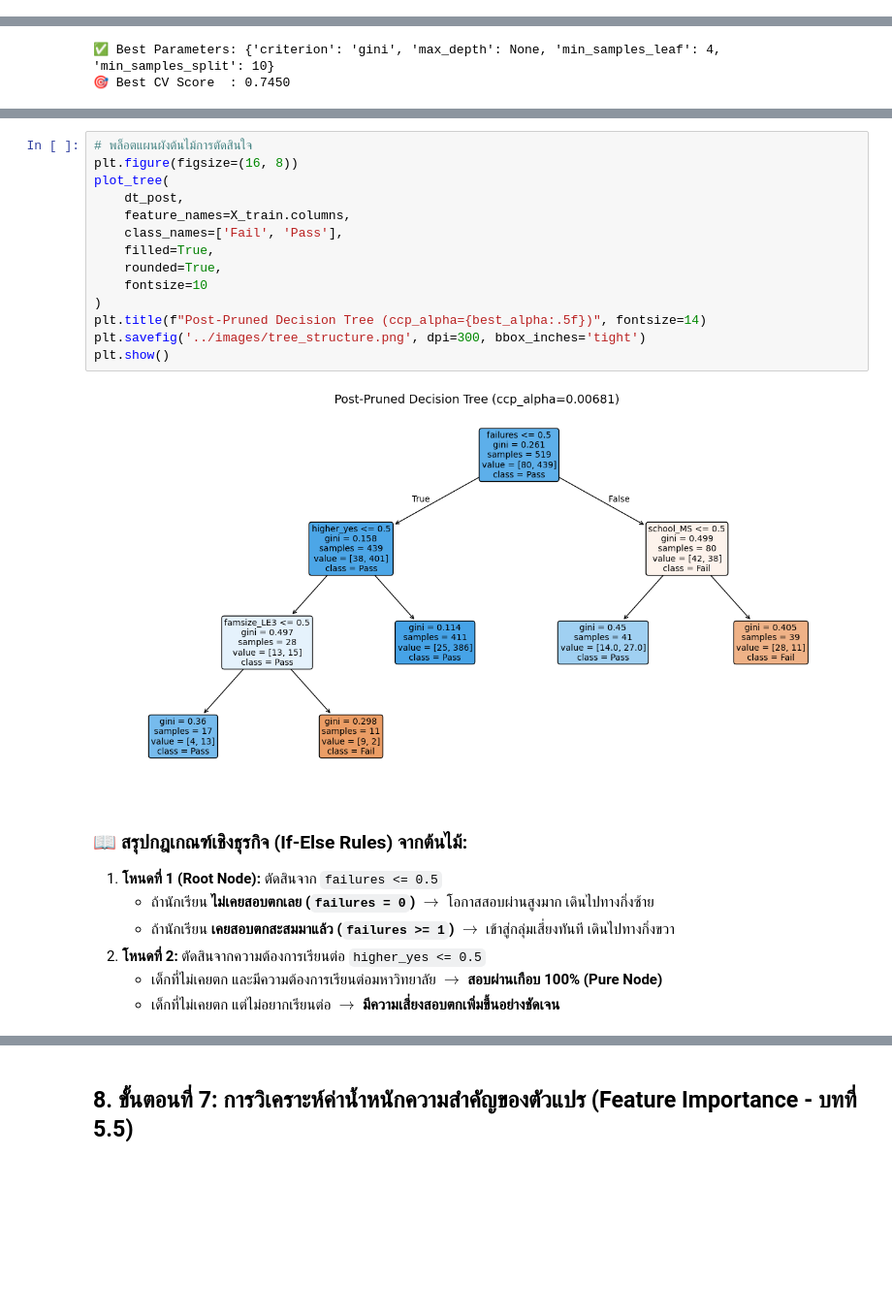
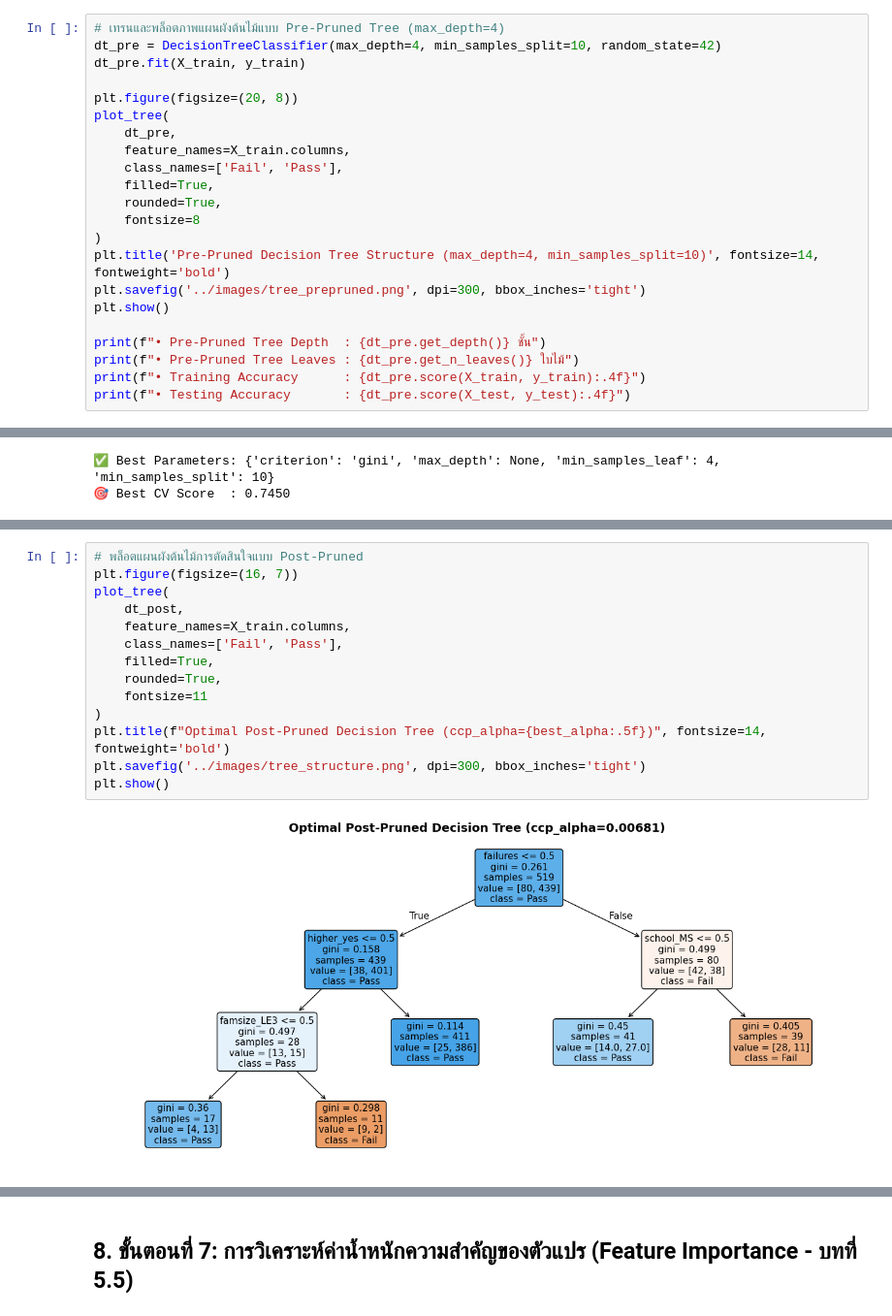
Before and after one commit to bosskitti/student-grade-prediction, a Jupyter notebook: notebooks/02_decision_tree_model.ipynb, the cells around one changed output, grey strips where cells are left out. Shown at 97% size. Drawn from its saved outputs; the diff is of its cells as text; blank space fills up the shorter version.

```diff
--- a/notebooks/02_decision_tree_model.ipynb
+++ b/notebooks/02_decision_tree_model.ipynb
@@ -114,0 +120,22 @@ print(f"🌿 ความแม่นยำสูงสุดเมื่อใ
+# %%
+# เทรนและพล็อตภาพแผนผังต้นไม้แบบ Pre-Pruned Tree (max_depth=4)
+dt_pre = DecisionTreeClassifier(max_depth=4, min_samples_split=10, random_state=42)
+dt_pre.fit(X_train, y_train)
+
+plt.figure(figsize=(20, 8))
+plot_tree(
+    dt_pre,
+    feature_names=X_train.columns,
+    class_names=['Fail', 'Pass'],
+    filled=True,
+    rounded=True,
+    fontsize=8
+)
+plt.title('Pre-Pruned Decision Tree Structure (max_depth=4, min_samples_split=10)', fontsize=14, fontweight='bold')
+plt.savefig('../images/tree_prepruned.png', dpi=300, bbox_inches='tight')
+plt.show()
+
+print(f"• Pre-Pruned Tree Depth  : {dt_pre.get_depth()} ชั้น")
+print(f"• Pre-Pruned Tree Leaves : {dt_pre.get_n_leaves()} ใบไม้")
+print(f"• Training Accuracy      : {dt_pre.score(X_train, y_train):.4f}")
+print(f"• Testing Accuracy       : {dt_pre.score(X_test, y_test):.4f}")
@@ -175,24 +226,16 @@ print(f"🎯 Best CV Score  : {grid_dt.best_score_:.4f}")
 # %%
-# พล็อตแผนผังต้นไม้การตัดสินใจ
-plt.figure(figsize=(16, 8))
+# พล็อตแผนผังต้นไม้การตัดสินใจแบบ Post-Pruned
+plt.figure(figsize=(16, 7))
 plot_tree(
     dt_post,
     feature_names=X_train.columns,
     class_names=['Fail', 'Pass'],
     filled=True,
     rounded=True,
-    fontsize=10
+    fontsize=11
 )
-plt.title(f"Post-Pruned Decision Tree (ccp_alpha={best_alpha:.5f})", fontsize=14)
+plt.title(f"Optimal Post-Pruned Decision Tree (ccp_alpha={best_alpha:.5f})", fontsize=14, fontweight='bold')
 plt.savefig('../images/tree_structure.png', dpi=300, bbox_inches='tight')
 plt.show()
 # %% [output]
-[figure, old version]
+[figure, new version]
-# %% [markdown]
-### 📖 สรุปกฎเกณฑ์เชิงธุรกิจ (If-Else Rules) จากต้นไม้:
-1. **โหนดที่ 1 (Root Node):** ตัดสินจาก `failures <= 0.5`
-   * ถ้านักเรียน **ไม่เคยสอบตกเลย (`failures = 0`)** $\rightarrow$ โอกาสสอบผ่านสูงมาก เดินไปทางกิ่งซ้าย
-   * ถ้านักเรียน **เคยสอบตกสะสมมาแล้ว (`failures >= 1`)** $\rightarrow$ เข้าสู่กลุ่มเสี่ยงทันที เดินไปทางกิ่งขวา
-2. **โหนดที่ 2:** ตัดสินจากความต้องการเรียนต่อ `higher_yes <= 0.5`
-   * เด็กที่ไม่เคยตก และมีความต้องการเรียนต่อมหาวิทยาลัย $\rightarrow$ **สอบผ่านเกือบ 100% (Pure Node)**
-   * เด็กที่ไม่เคยตก แต่ไม่อยากเรียนต่อ $\rightarrow$ **มีความเสี่ยงสอบตกเพิ่มขึ้นอย่างชัดเจน**
```
Also changed, not shown: parts of 22 cells of this notebook, 4 other files.
